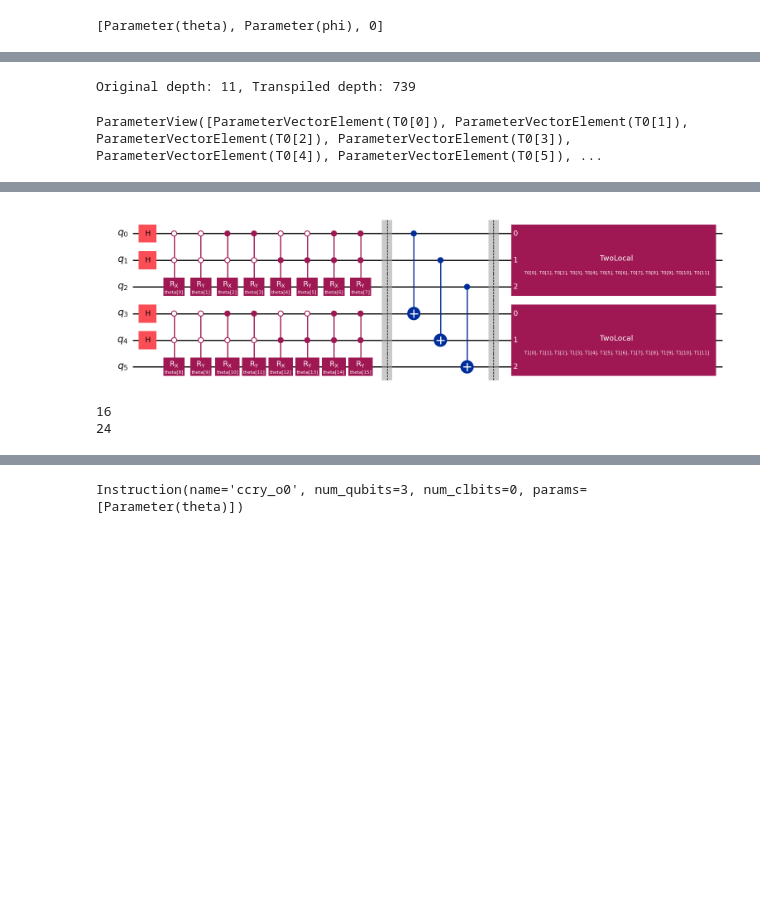
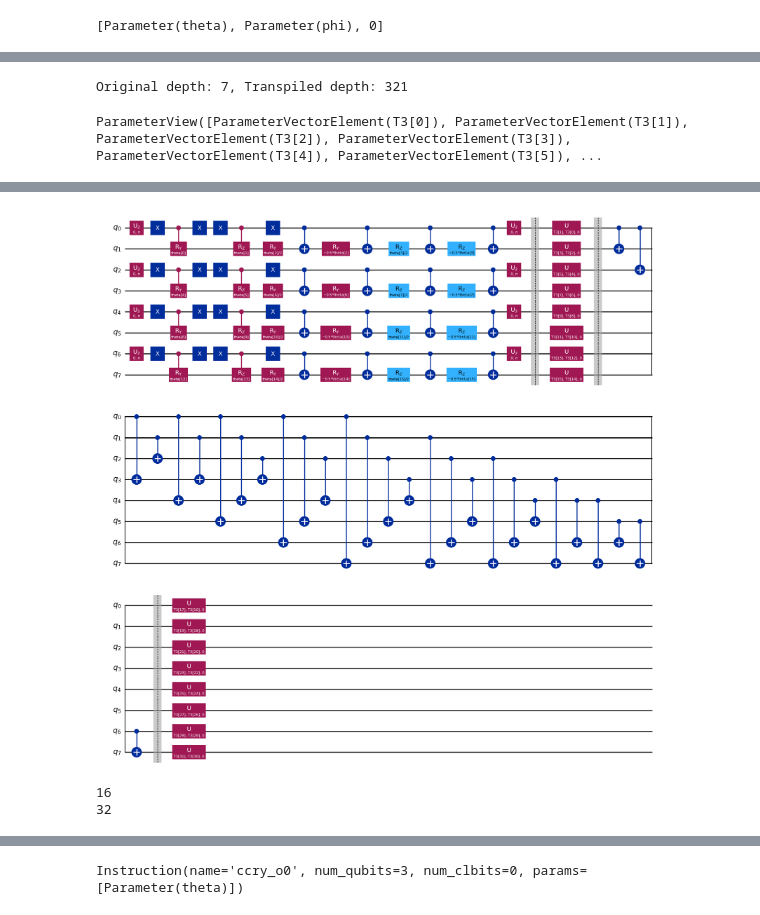
Before and after one commit to quantotto/qida, a Jupyter notebook: encode_and_classify.ipynb, the cells around one changed output, grey strips where cells are left out. Cells and saved outputs as stored; diff of their text form; code cells hidden in the pictures; blank space fills up the shorter version.

Commit message:
add variation of image classification. Works on 4x4

```diff
--- a/encode_and_classify.ipynb
+++ b/encode_and_classify.ipynb
@@ -37,7 +37,7 @@ service.backends()
 backend = "ibmq_qasm_simulator"
 # %%
 n = 4
-q = 3
+q = 2
 img_shape = (n, n, 1)
 # %%
 def b_num(num: int) -> str:
@@ -107,31 +107,32 @@ def create_classifier_circuit(img_shape: tuple, qubits_per_group: int, gates: Li
                 image_params += new_params
                 new_gate = new_gate.control(qubits_per_group - 1, ctrl_state=state)
                 image_qc.append(new_gate, qubits)
-        ans_theta = Parameter(f"ans_theta{g}")
-        ans_phi = Parameter(f"ans_phi{g}")
-        ansatz_qc.append(
-            TwoLocal(
-                num_qubits=len(qubits),
-                rotation_blocks=[RZGate(ans_theta), RXGate(ans_phi)],
-                entanglement_blocks="cx",
-                entanglement="linear",
-                reps=1,
-                insert_barriers=True,
-                skip_final_rotation_layer=False,
-                parameter_prefix=f"T{g}"
-            ).decompose(),
-            qubits
-        )
+        image_qc.h(qubits[:-1])
+    ans_theta = Parameter(f"ans_theta{g}")
+    ans_phi = Parameter(f"ans_phi{g}")
+    ansatz_qc.append(
+        TwoLocal(
+            num_qubits=n_groups * qubits_per_group,
+            rotation_blocks=[UGate(ans_theta, ans_phi, 0)],
+            entanglement_blocks="cx",
+            entanglement="full",
+            reps=1,
+            insert_barriers=True,
+            skip_final_rotation_layer=False,
+            parameter_prefix=f"T{g}"
+        ).decompose(),
+        range(n_groups * qubits_per_group)
+    )
     qc = QuantumCircuit(
         n_groups * qubits_per_group
     ).compose(
         image_qc, range(n_groups * qubits_per_group)
     )
     qc.barrier()
-    for g in range(n_groups - 1):
-        for i in range(qubits_per_group):
-            qc.cx(i * g + i, i * g + i + qubits_per_group)
-    qc.barrier()
+    #for g in range(n_groups - 1):
+    #    for i in range(qubits_per_group):
+    #        qc.cx(g * qubits_per_group + i, g * qubits_per_group + i + qubits_per_group)
+    #qc.barrier()
     qc = qc.compose(
         ansatz_qc, range(n_groups * qubits_per_group)
     )
@@ -251,12 +250,12 @@ Horizontal: 57; Vertical: 43
 theta = Parameter("theta")
 phi = Parameter("phi")
 # classifier_qc, input_params, weight_params = create_classifier_circuit(img_shape, q, [UGate(theta=theta, phi=phi, lam=0)])
-classifier_qc, input_params, weight_params = create_classifier_circuit(img_shape, q, [RXGate(theta=theta), RYGate(theta=phi)])
+classifier_qc, input_params, weight_params = create_classifier_circuit(img_shape, q, [RYGate(theta=theta), RZGate(phi=phi)])
 print(f"Original depth: {classifier_qc.depth()}, Transpiled depth: {transpiled_depth(classifier_qc, 'ibm_kyoto')}")
 classifier_qc.parameters
 # %% [output]
-Original depth: 11, Transpiled depth: 739
+Original depth: 7, Transpiled depth: 321
-ParameterView([ParameterVectorElement(T0[0]), ParameterVectorElement(T0[1]), ParameterVectorElement(T0[2]), ParameterVectorElement(T0[3]), ParameterVectorElement(T0[4]), ParameterVectorElement(T0[5]), ...
+ParameterView([ParameterVectorElement(T3[0]), ParameterVectorElement(T3[1]), ParameterVectorElement(T3[2]), ParameterVectorElement(T3[3]), ParameterVectorElement(T3[4]), ParameterVectorElement(T3[5]), ...
 # %%
 input_params
 # %% [output]
@@ -277,15 +276,15 @@ input_params
  Parameter(theta[14]),
  Parameter(theta[15])]
 # %%
-classifier_qc.draw("mpl", style="iqp")
+classifier_qc.decompose().draw("mpl", style="iqp")
 # %% [output]
-[figure, old version]
+[figure, new version]
 # %%
 print(len(input_params))
 print(len(weight_params))
 # %% [output]
 16
-24
+32
 # %%
 options = Options()
 options.simulator.seed_simulator = 42
```
Also changed, not shown: parts of 14 cells of this notebook, 2 other files.
